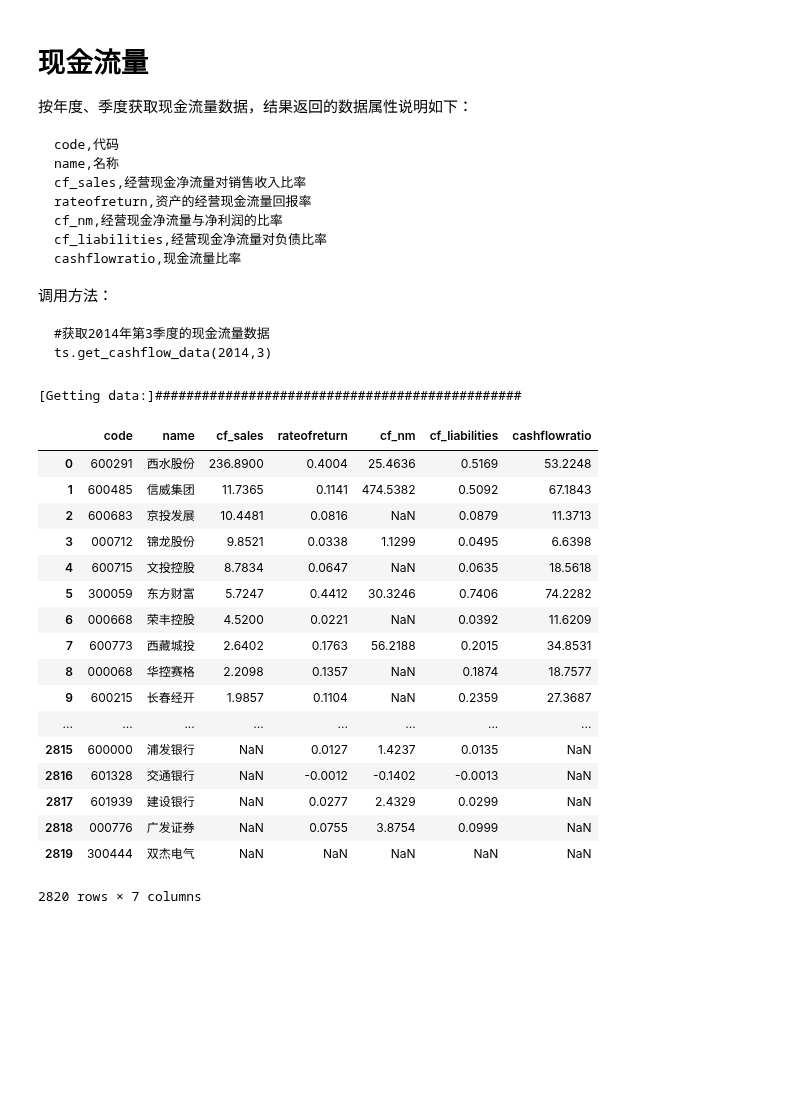
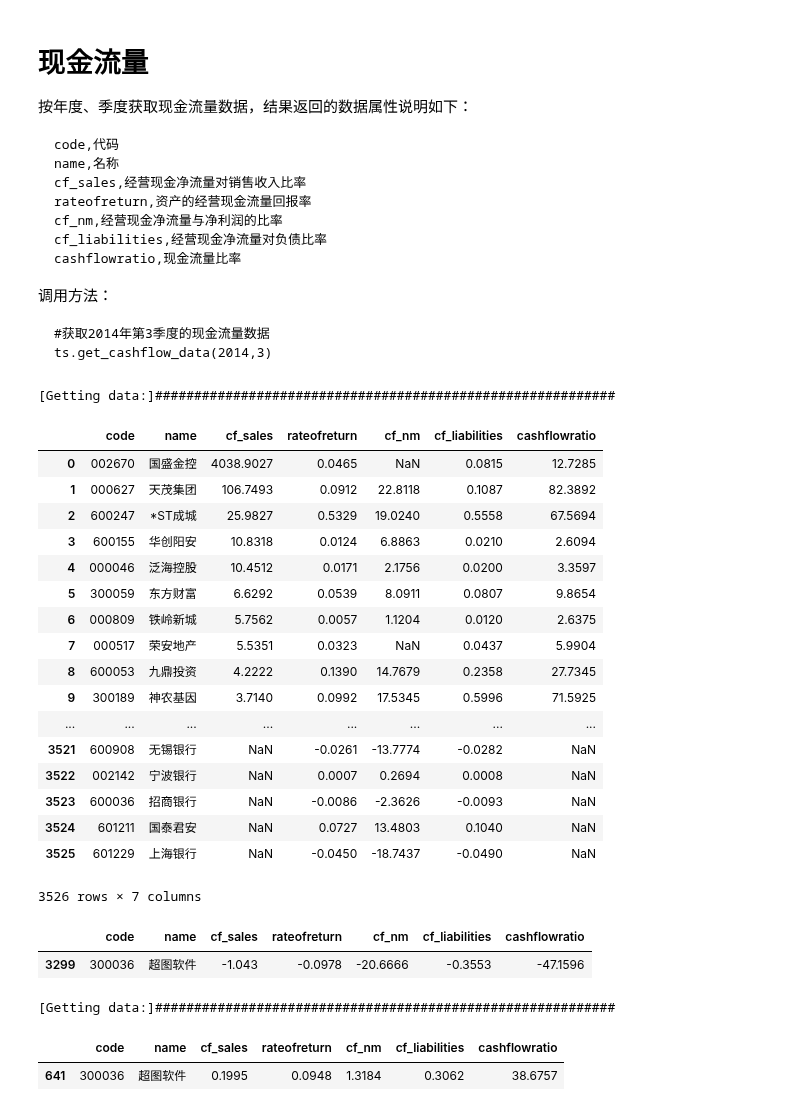
Before and after one commit to databooks/databook, a Jupyter notebook: finabook/baselevel.ipynb, the cells around one changed output. Drawn from its saved outputs; the diff is of its cells as text; code cells hidden in the pictures; blank space fills up the shorter version.

````diff
--- a/finabook/baselevel.ipynb
+++ b/finabook/baselevel.ipynb
@@ -198,28 +198,42 @@ cashflowratio,现金流量比率
 #获取2014年第3季度的现金流量数据
 ts.get_cashflow_data(2014,3)
 ```
-# %%
-cf = ts.get_cashflow_data(2014,3)
-# %% [output]
-[Getting data:]###############################################
-# %%
-cf
-# %% [output]
-|  | code | name | cf_sales | rateofreturn | cf_nm | cf_liabilities | cashflowratio |
-| 0 | 600291 | 西水股份 | 236.8900 | 0.4004 | 25.4636 | 0.5169 | 53.2248 |
-| 1 | 600485 | 信威集团 | 11.7365 | 0.1141 | 474.5382 | 0.5092 | 67.1843 |
-| 2 | 600683 | 京投发展 | 10.4481 | 0.0816 | NaN | 0.0879 | 11.3713 |
-| 3 | 000712 | 锦龙股份 | 9.8521 | 0.0338 | 1.1299 | 0.0495 | 6.6398 |
-| 4 | 600715 | 文投控股 | 8.7834 | 0.0647 | NaN | 0.0635 | 18.5618 |
-| 5 | 300059 | 东方财富 | 5.7247 | 0.4412 | 30.3246 | 0.7406 | 74.2282 |
-| 6 | 000668 | 荣丰控股 | 4.5200 | 0.0221 | NaN | 0.0392 | 11.6209 |
-| 7 | 600773 | 西藏城投 | 2.6402 | 0.1763 | 56.2188 | 0.2015 | 34.8531 |
-| 8 | 000068 | 华控赛格 | 2.2098 | 0.1357 | NaN | 0.1874 | 18.7577 |
-| 9 | 600215 | 长春经开 | 1.9857 | 0.1104 | NaN | 0.2359 | 27.3687 |
-| ... | ... | ... | ... | ... | ... | ... | ... |
-| 2815 | 600000 | 浦发银行 | NaN | 0.0127 | 1.4237 | 0.0135 | NaN |
-| 2816 | 601328 | 交通银行 | NaN | -0.0012 | -0.1402 | -0.0013 | NaN |
-| 2817 | 601939 | 建设银行 | NaN | 0.0277 | 2.4329 | 0.0299 | NaN |
-| 2818 | 000776 | 广发证券 | NaN | 0.0755 | 3.8754 | 0.0999 | NaN |
-| 2819 | 300444 | 双杰电气 | NaN | NaN | NaN | NaN | NaN |
-2820 rows × 7 columns
+# %%
+import tushare as ts
+
+cf2018 = ts.get_cashflow_data(2018,1)
+# %% [output]
+[Getting data:]###########################################################
+# %%
+cf2018
+# %% [output]
+|  | code | name | cf_sales | rateofreturn | cf_nm | cf_liabilities | cashflowratio |
+| 0 | 002670 | 国盛金控 | 4038.9027 | 0.0465 | NaN | 0.0815 | 12.7285 |
+| 1 | 000627 | 天茂集团 | 106.7493 | 0.0912 | 22.8118 | 0.1087 | 82.3892 |
+| 2 | 600247 | *ST成城 | 25.9827 | 0.5329 | 19.0240 | 0.5558 | 67.5694 |
+| 3 | 600155 | 华创阳安 | 10.8318 | 0.0124 | 6.8863 | 0.0210 | 2.6094 |
+| 4 | 000046 | 泛海控股 | 10.4512 | 0.0171 | 2.1756 | 0.0200 | 3.3597 |
+| 5 | 300059 | 东方财富 | 6.6292 | 0.0539 | 8.0911 | 0.0807 | 9.8654 |
+| 6 | 000809 | 铁岭新城 | 5.7562 | 0.0057 | 1.1204 | 0.0120 | 2.6375 |
+| 7 | 000517 | 荣安地产 | 5.5351 | 0.0323 | NaN | 0.0437 | 5.9904 |
+| 8 | 600053 | 九鼎投资 | 4.2222 | 0.1390 | 14.7679 | 0.2358 | 27.7345 |
+| 9 | 300189 | 神农基因 | 3.7140 | 0.0992 | 17.5345 | 0.5996 | 71.5925 |
+| ... | ... | ... | ... | ... | ... | ... | ... |
+| 3521 | 600908 | 无锡银行 | NaN | -0.0261 | -13.7774 | -0.0282 | NaN |
+| 3522 | 002142 | 宁波银行 | NaN | 0.0007 | 0.2694 | 0.0008 | NaN |
+| 3523 | 600036 | 招商银行 | NaN | -0.0086 | -2.3626 | -0.0093 | NaN |
+| 3524 | 601211 | 国泰君安 | NaN | 0.0727 | 13.4803 | 0.1040 | NaN |
+| 3525 | 601229 | 上海银行 | NaN | -0.0450 | -18.7437 | -0.0490 | NaN |
+3526 rows × 7 columns
+# %%
+cf2018[cf2018.code=="300036"]
+# %% [output]
+|  | code | name | cf_sales | rateofreturn | cf_nm | cf_liabilities | cashflowratio |
+| 3299 | 300036 | 超图软件 | -1.043 | -0.0978 | -20.6666 | -0.3553 | -47.1596 |
+# %%
+cf201704 = ts.get_cashflow_data(2017,4)
+cf201704[cf201704.code=="300036"]
+# %% [output]
+[Getting data:]###########################################################
+|  | code | name | cf_sales | rateofreturn | cf_nm | cf_liabilities | cashflowratio |
+| 641 | 300036 | 超图软件 | 0.1995 | 0.0948 | 1.3184 | 0.3062 | 38.6757 |
````
Also changed, not shown: 4 other files.
